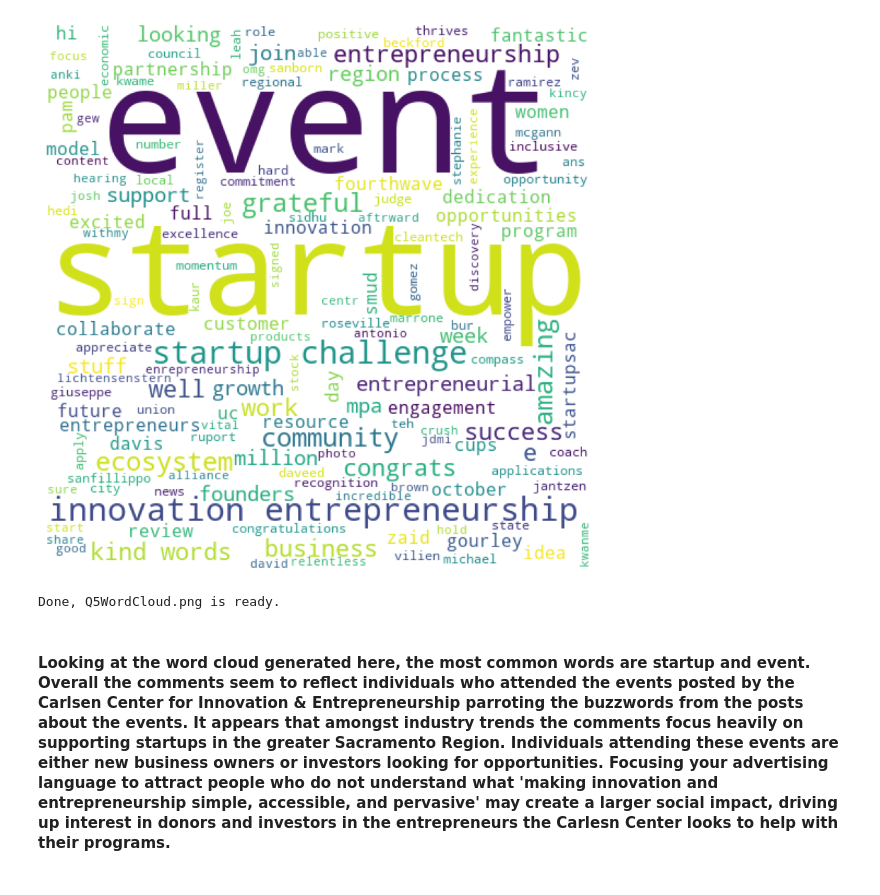
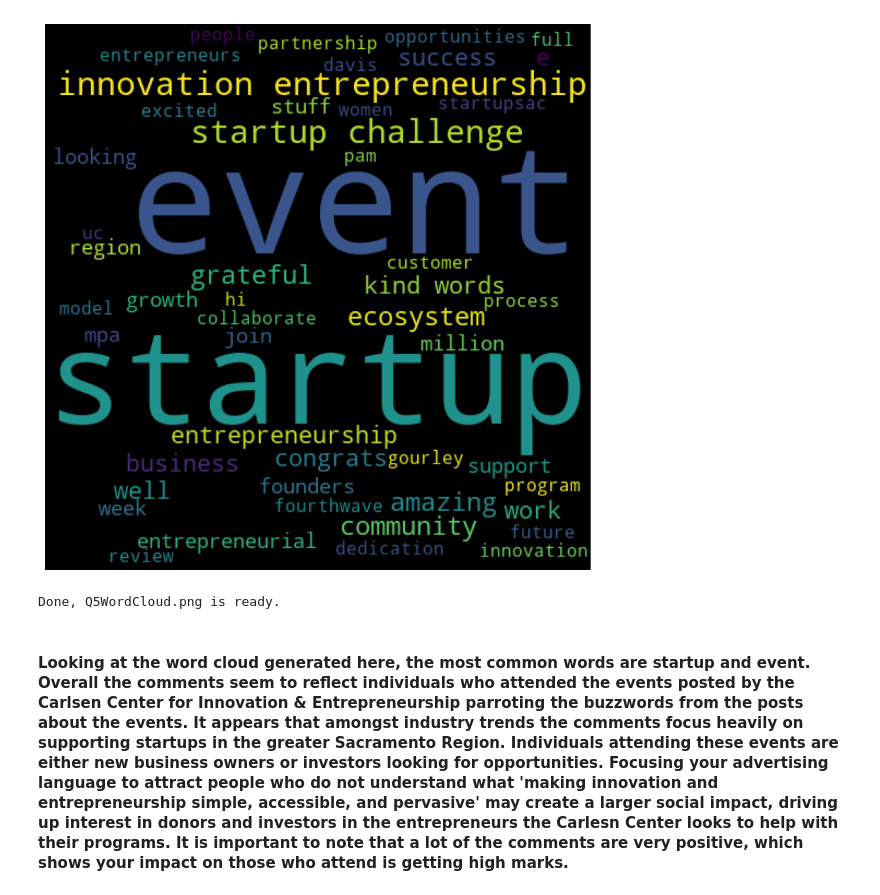
Before and after one commit to wolfesamk/MSBA-212, a Jupyter notebook: Classwork/Group Project/Linkedin Group Project - Samuel Wolfe.ipynb, the cells around one changed output. Drawn from its saved outputs; the diff is of its cells as text; code cells hidden in the pictures.

```diff
--- a/Classwork/Group Project/Linkedin Group Project - Samuel Wolfe.ipynb
+++ b/Classwork/Group Project/Linkedin Group Project - Samuel Wolfe.ipynb
@@ -47,4 +18,18 @@ list_cameron_lower = [re.sub(r"[^a-zA-Z]", " ", text) for text in list_cameron]
 # %%
+#Comments
+#Put the contents of the csv file into the dataframe
+df_cameron = file
+
+# I am converting dictionary to a list so I can analyze the data
+#yelp_review_list = list(yelp_review_dictionary.lyrics)
+list_cameron = df_cameron['Comments'].to_list()
+
+#convert text to lower case
+list_cameron_lower = [i.lower() for i in list_cameron]
+
+#remove special characters
+list_cameron_lower = [re.sub(r"[^a-zA-Z]", " ", text) for text in list_cameron]
+
 CONTRACTION_MAP = {
     "ain't": "is not",
     "aren't": "are not",
@@ -216,37 +201,40 @@ for item in reviews:
                 string = string + " " + word
         clean_cameron.append(string)
 
 comment_string = ''
 for eachletter in  str(cleantext):
     comment_string += eachletter
 
 input = TextBlob(comment_string)
 
 noun_phrases = input.noun_phrases
 
 comment_string = ''
 for eachletter in  str(noun_phrases):
     comment_string += eachletter
 
-listofWords = ['\'','thank','cameron','great','carlsen','congragulations','sacramento','laura','sal','dick','jasso','latoya','mariah','franklin','burris','isaac']
+listofWords = ['\'','thank','cameron','great','carlsen','congragulations','sacramento','laura','sal','dick','jasso','latoya','mariah','franklin','burris','isaac','stephanie',
+               'mark','mcgann','david']
 for z in listofWords:
     comment_string = comment_string.replace(z,'')
 
 #World cloud requires a string as input
 wordcloud = WordCloud(width = 500, height = 500,
-            background_color ='white',
+            background_color ='black',
             stopwords=stopwords_list,
-            min_font_size = 10).generate(comment_string)
+            min_font_size = 10,
+            max_words=50,
+            prefer_horizontal=1.0).generate(comment_string)
 
 plt.figure(figsize = (15, 10), facecolor = None)
 plt.imshow(wordcloud)
 plt.axis("off")
 plt.savefig('Q5WordCloud.png', bbox_inches='tight', dpi=300)
 plt.show()
 
 print("Done, Q5WordCloud.png is ready.")
 # %% [output]
-[figure, old version]
+[figure, new version]
 Done, Q5WordCloud.png is ready.
 # %% [markdown]
-#### Looking at the word cloud generated here, the most common words are startup and event. Overall the comments seem to reflect individuals who attended the events posted by the Carlsen Center for Innovation & Entrepreneurship parroting the buzzwords from the posts about the events. It appears that amongst industry trends the comments focus heavily on supporting startups in the greater Sacramento Region. Individuals attending these events are either new business owners or investors looking for opportunities. Focusing your advertising language to attract people who do not understand what 'making innovation and entrepreneurship simple, accessible, and pervasive' may create a larger social impact, driving up interest in donors and investors in the entrepreneurs the Carlesn Center looks to help with their programs.
+#### Looking at the word cloud generated here, the most common words are startup and event. Overall the comments seem to reflect individuals who attended the events posted by the Carlsen Center for Innovation & Entrepreneurship parroting the buzzwords from the posts about the events. It appears that amongst industry trends the comments focus heavily on supporting startups in the greater Sacramento Region. Individuals attending these events are either new business owners or investors looking for opportunities. Focusing your advertising language to attract people who do not understand what 'making innovation and entrepreneurship simple, accessible, and pervasive' may create a larger social impact, driving up interest in donors and investors in the entrepreneurs the Carlesn Center looks to help with their programs. It is important to note that a lot of the comments are very positive, which shows your impact on those who attend is getting high marks.
```
Also changed, not shown: parts of 13 cells of this notebook, 1 other file.
